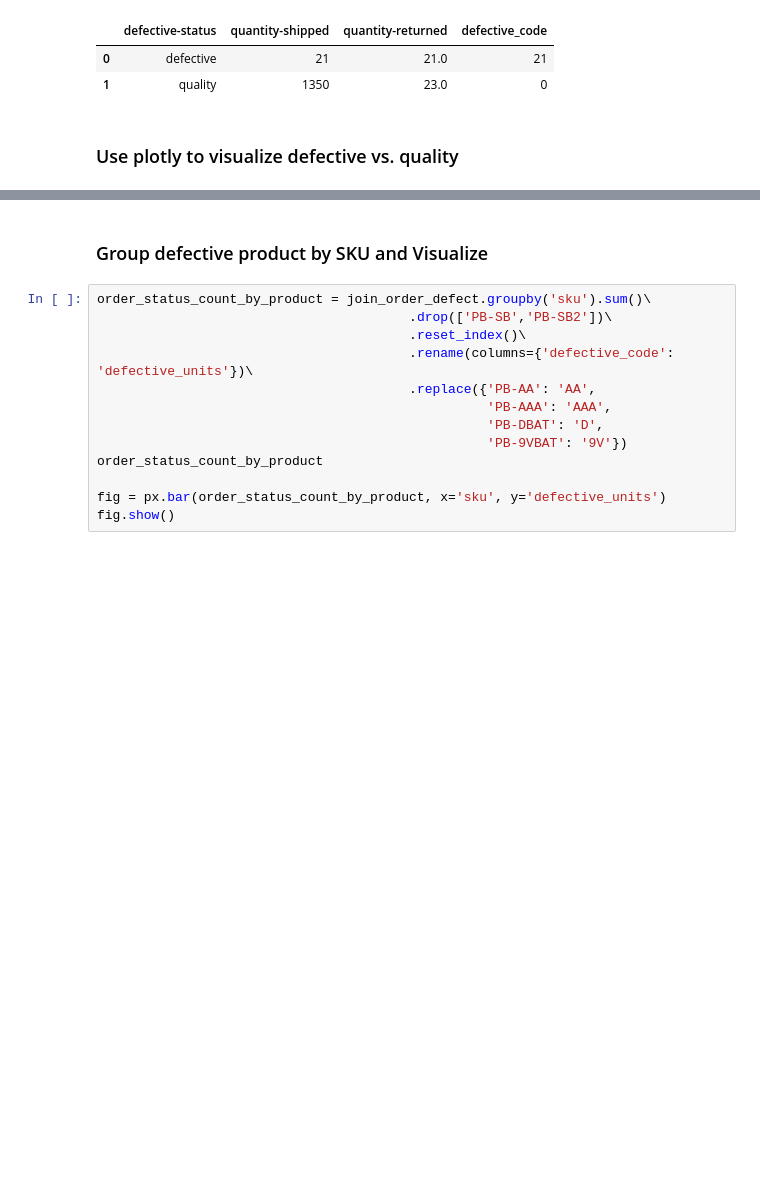
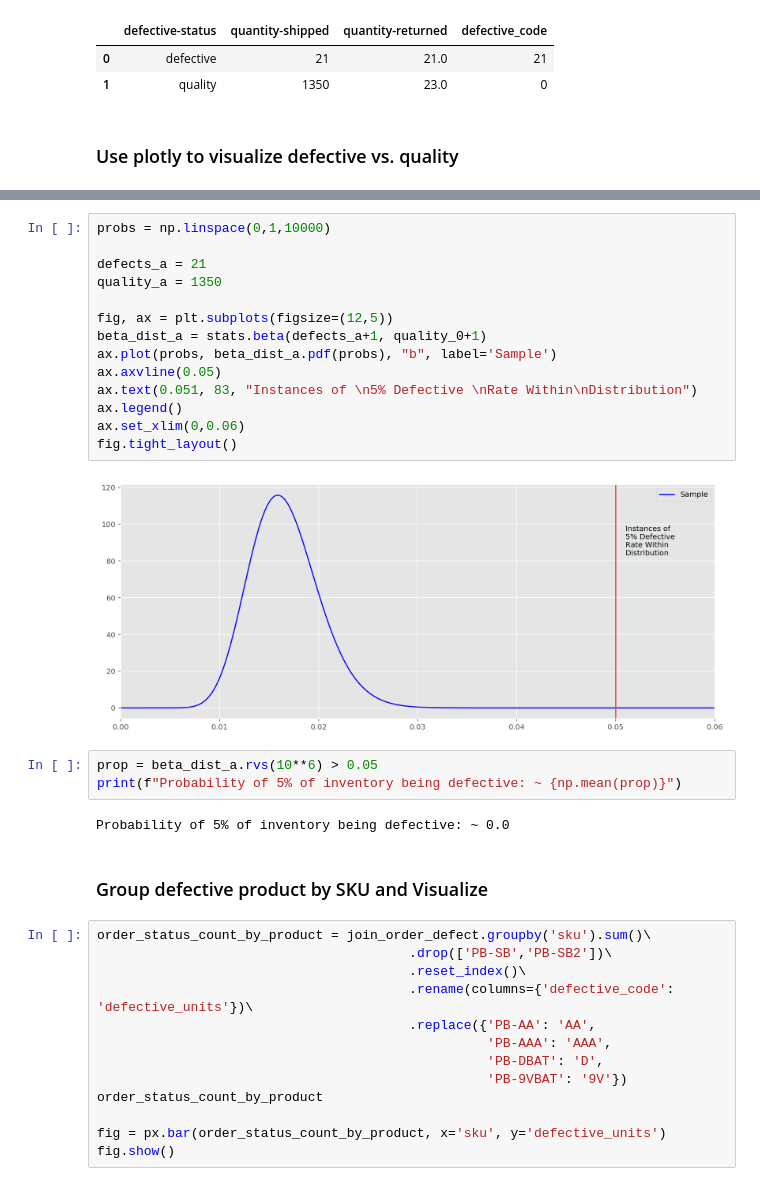
Before and after one commit to ryankirkland/customer-data-analysis, a Jupyter notebook: PBE-Order-Analysis.ipynb, the cells around one changed output, grey strips where cells are left out. Cells and saved outputs as stored; diff of their text form; blank space fills up the shorter version.

Commit message:
Use Beta Distribution to estimate probability of defects

```diff
--- a/PBE-Order-Analysis.ipynb
+++ b/PBE-Order-Analysis.ipynb
@@ -169,3 +177,24 @@ fig.show()
+# %%
+probs = np.linspace(0,1,10000)
+
+defects_a = 21
+quality_a = 1350
+
+fig, ax = plt.subplots(figsize=(12,5))
+beta_dist_a = stats.beta(defects_a+1, quality_0+1)
+ax.plot(probs, beta_dist_a.pdf(probs), "b", label='Sample')
+ax.axvline(0.05)
+ax.text(0.051, 83, "Instances of \n5% Defective \nRate Within\nDistribution")
+ax.legend()
+ax.set_xlim(0,0.06)
+fig.tight_layout()
+# %% [output]
+[figure, added]
+# %%
+prop = beta_dist_a.rvs(10**6) > 0.05
+print(f"Probability of 5% of inventory being defective: ~ {np.mean(prop)}")
+# %% [output]
+Probability of 5% of inventory being defective: ~ 0.0
 # %% [markdown]
  ### Group defective product by SKU and Visualize
 # %%
```
Also changed, not shown: parts of 16 cells of this notebook.
